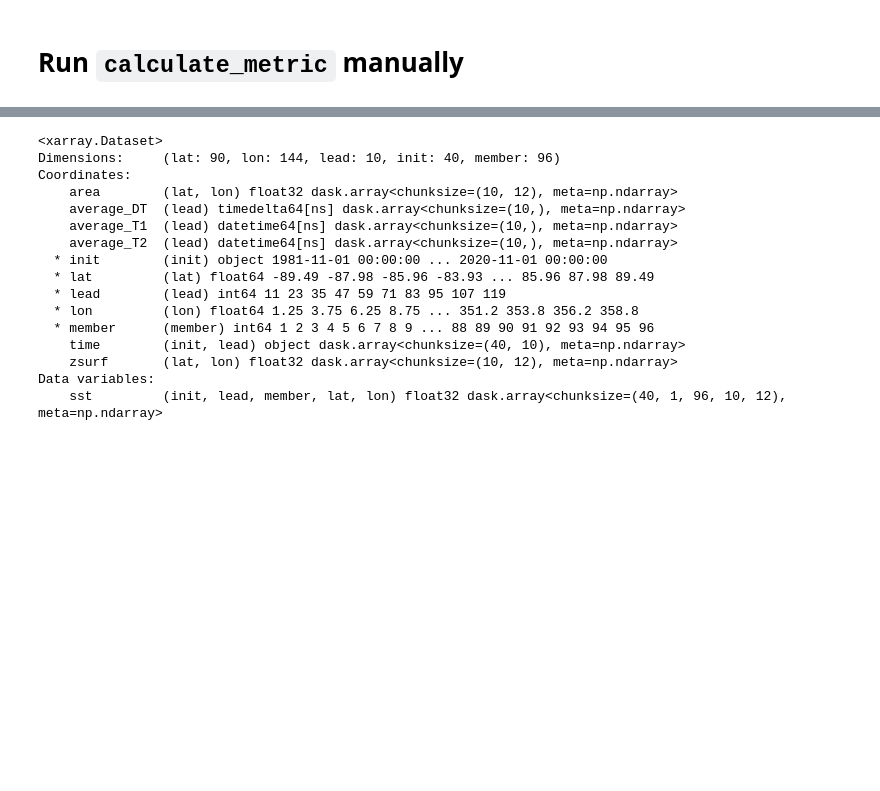
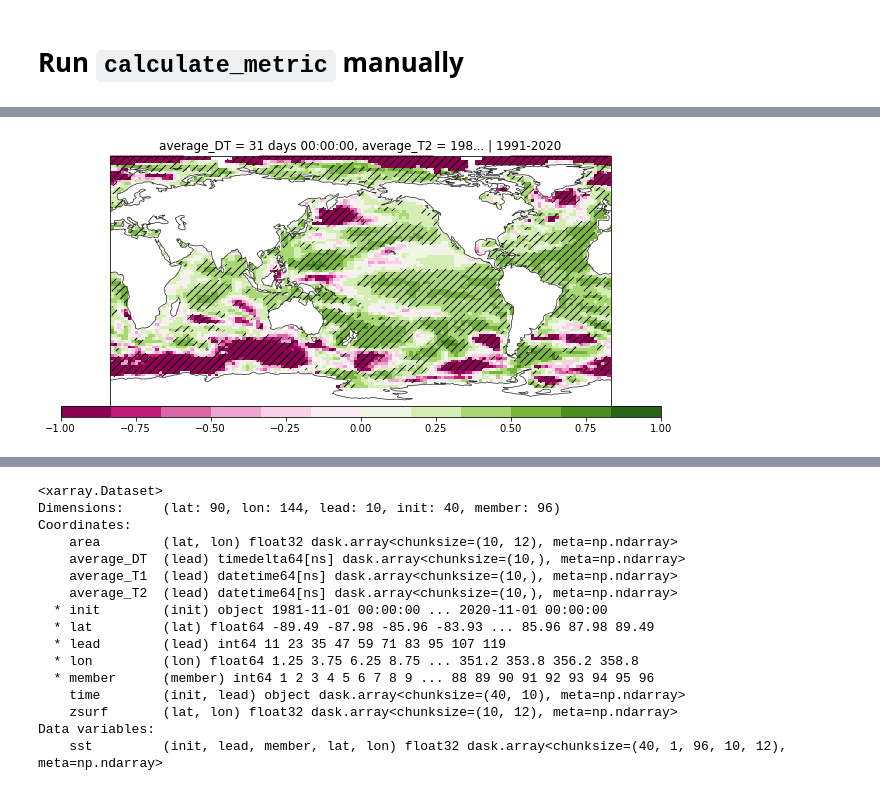
Before and after one commit to dougiesquire/CAFE-f6_documentation, a Jupyter notebook: notebooks/exploratory/verify.ipynb, the cells around one changed output, grey strips where cells are left out. Saved outputs shown, nothing was run; the diff lists cells and outputs as text; code cells hidden in the pictures; blank space fills up the shorter version.

```diff
--- a/notebooks/exploratory/verify.ipynb
+++ b/notebooks/exploratory/verify.ipynb
@@ -143,0 +346,8 @@ Attributes: (0)
+# %%
+from src import plot
+
+field = test.isel(lead=1)
+
+_ = plot.metric_maps([[field]], "sst", (-1, 1), figsize=(10, 4))
+# %% [output]
+[figure, added]
```
Also changed, not shown: parts of 11 cells of this notebook, 1 other file.
